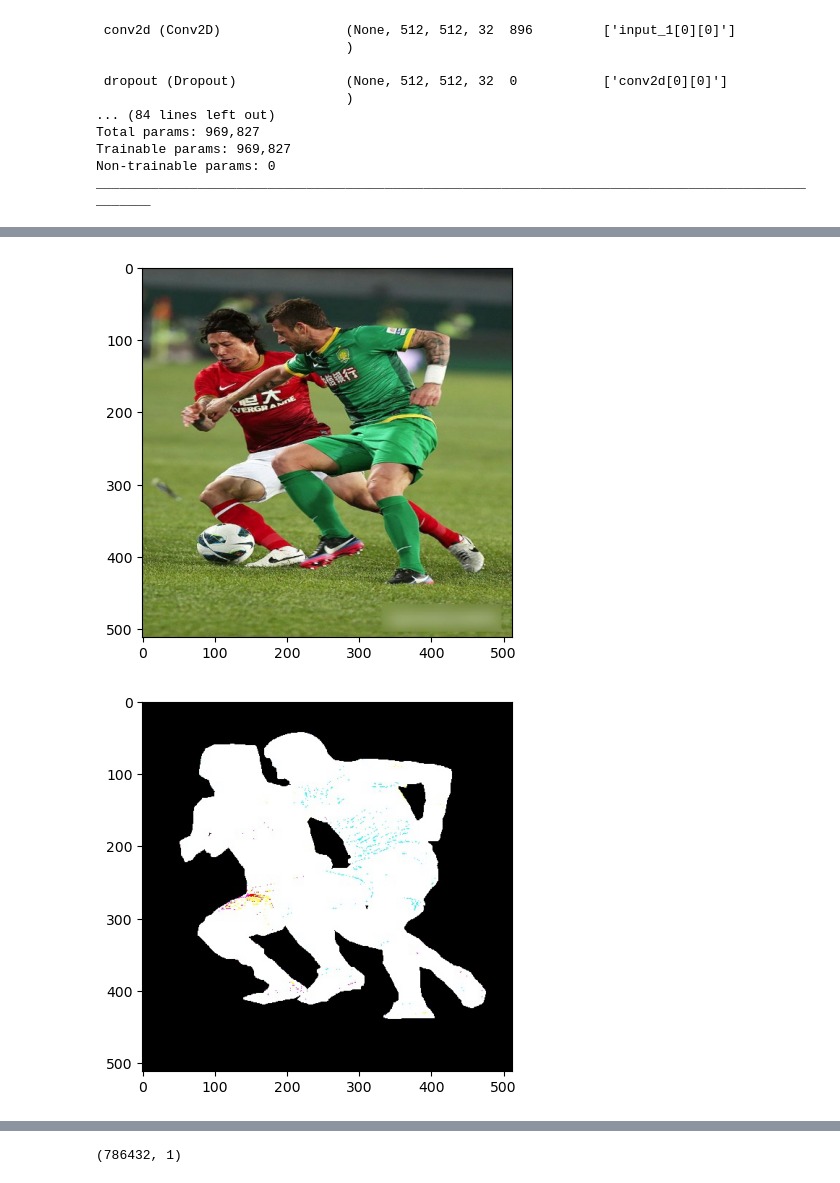
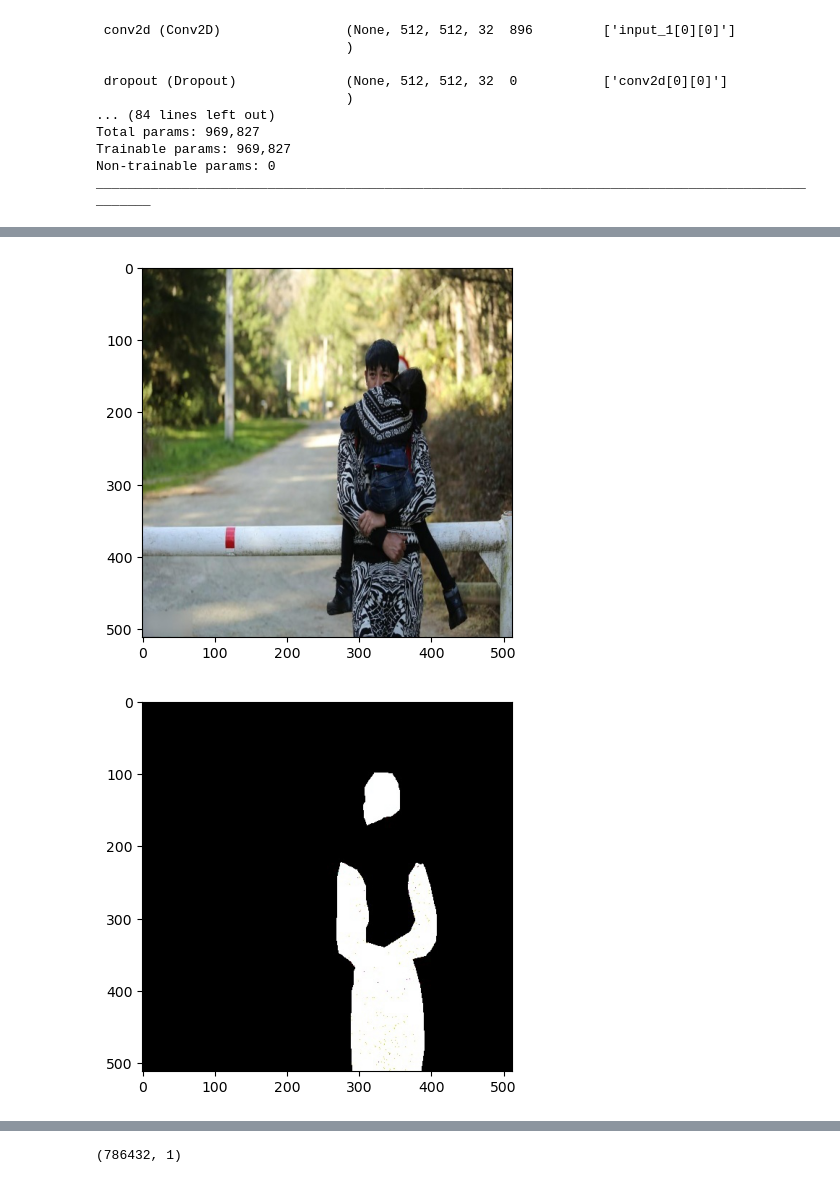
Before and after one commit to AsimWattoo/LiveImageSegmentor, a Jupyter notebook: ImageSegmenter.ipynb, the cells around one changed output, grey strips where cells are left out. Saved outputs shown, nothing was run; the diff lists cells and outputs as text; code cells hidden in the pictures.

```diff
--- a/ImageSegmenter.ipynb
+++ b/ImageSegmenter.ipynb
@@ -118,3 +136,7 @@ class ImageGenerator(tf.keras.utils.Sequence):
 
     def on_epoch_end(self):
         self.indexes = np.arange(len(self.x))
+# %%
+x_images = os.listdir(modified_image_directory)
+y_images = os.listdir(modified_labels_directory)
+len(x_images), len(y_images)
@@ -218,13 +244,13 @@ plt.plot(history.history['val_acc'])
 # %%
 def show_image(name, train = True):
-    image = plt.imread(f'{dataset_x_path if train else dataset_y_path}{name}')
+    image = plt.imread(f'{modified_image_directory if train else modified_labels_directory}{name}')
     plt.imshow(image)
 # %%
-show_image(test_image_x[5])
+show_image(test_image_x[8])
 # %% [output]
-[figure, old version]
+[figure, new version]
 # %%
-show_image(test_image_y[5],False)
+show_image(test_image_y[8],False)
 # %% [output]
-[figure, old version]
+[figure, new version]
 # %%
```
Also changed, not shown: parts of 16 cells of this notebook, 4 other files.
